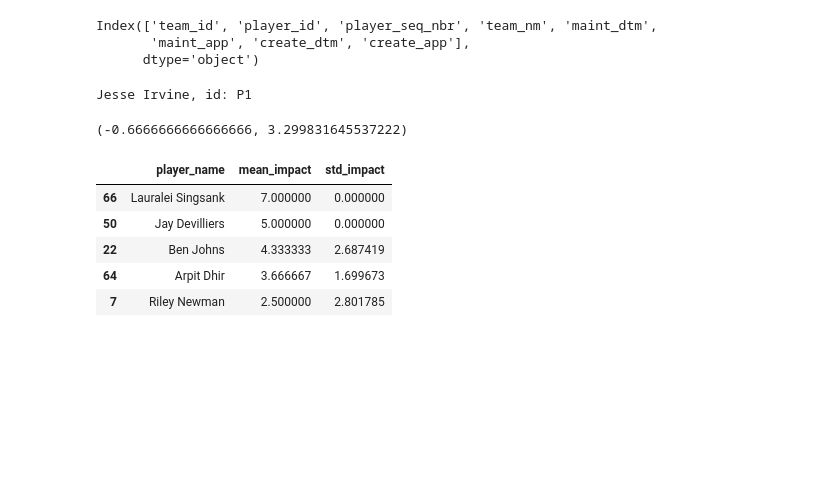
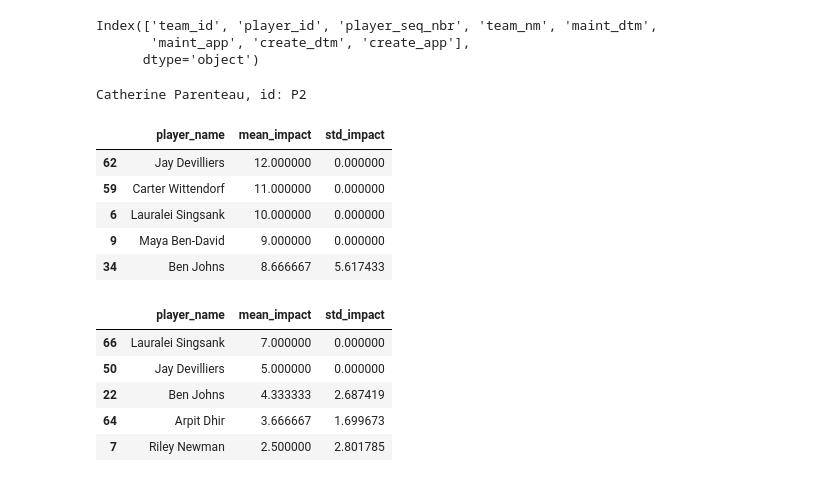
Before and after one commit to NolanSmyth/pklshop, a Jupyter notebook: nbs/06_player.ipynb, the cells around one changed output. Cells and saved outputs as stored; diff of their text form; code cells hidden in the pictures; blank space fills up the shorter version.

```diff
--- a/nbs/06_player.ipynb
+++ b/nbs/06_player.ipynb
@@ -30,6 +30,7 @@ players = get_tab_as_df("player")
 game = get_tab_as_df("game")
 team = get_tab_as_df("team")
 match = get_tab_as_df("match")
+shot = get_tab_as_df("shot")
 tournament = get_tab_as_df("tournament")
 # %%
 #| export
@@ -207,14 +208,10 @@ Index(['team_id', 'player_id', 'player_seq_nbr', 'team_nm', 'maint_dtm',
        'maint_app', 'create_dtm', 'create_app'],
       dtype='object')
 # %%
-p = Player("P1")
+p = Player("P2")
 p
 # %% [output]
-Jesse Irvine, id: P1
+Catherine Parenteau, id: P2
-# %%
-p.overall_player_impact()
-# %% [output]
-(-0.6666666666666666, 3.299831645537222)
 # %%
 impact_df = pd.DataFrame(columns=["player_name", "mean_impact", "std_impact"])
 names = []
@@ -229,6 +226,15 @@ for p_id in players.player_id.values:
 impact_df["player_name"] = names
 impact_df["mean_impact"] = means
 impact_df["std_impact"] = stds
+# %%
+impact_df.sort_values("mean_impact", ascending=False).head()
+# %% [output]
+|  | player_name | mean_impact | std_impact |
+| 62 | Jay Devilliers | 12.000000 | 0.000000 |
+| 59 | Carter Wittendorf | 11.000000 | 0.000000 |
+| 6 | Lauralei Singsank | 10.000000 | 0.000000 |
+| 9 | Maya Ben-David | 9.000000 | 0.000000 |
+| 34 | Ben Johns | 8.666667 | 5.617433 |
 # %%
 impact_df.sort_values("mean_impact", ascending=False).head()
 # %% [output]
```
Also changed, not shown: parts of 1 cell of this notebook, 7 other files.
